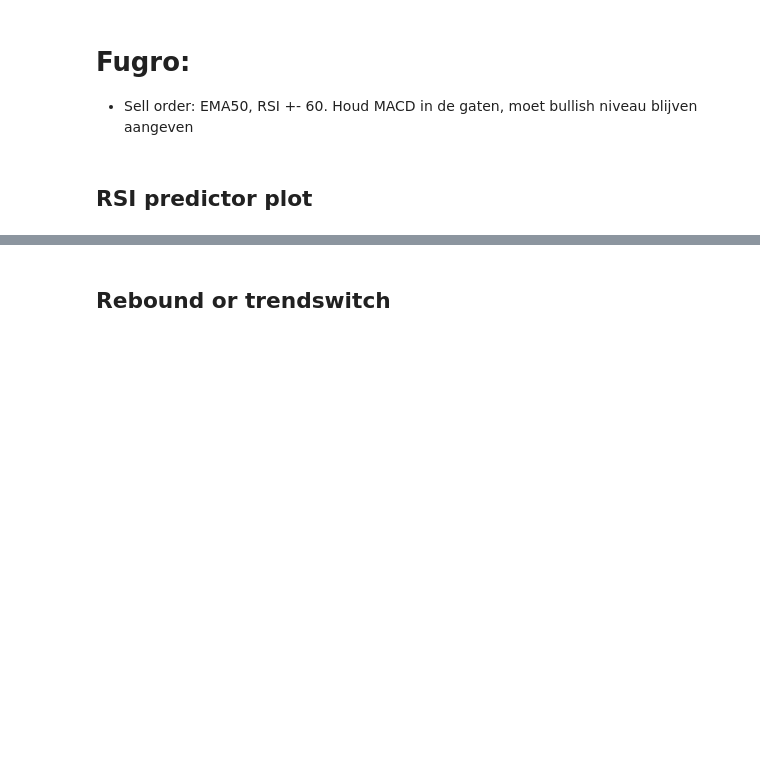
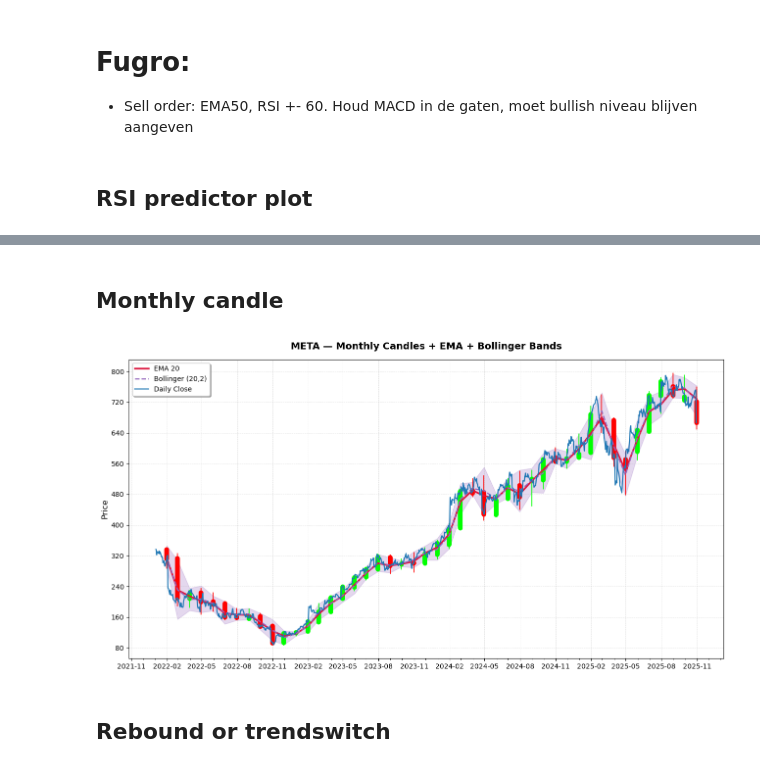
Before and after one commit to Nicootje/stock-predictor, a Jupyter notebook: notebooks/Beurs.ipynb, the cells around one changed output, grey strips where cells are left out. Saved outputs shown, nothing was run; the diff lists cells and outputs as text; code cells hidden in the pictures; blank space fills up the shorter version.

```diff
--- a/notebooks/Beurs.ipynb
+++ b/notebooks/Beurs.ipynb
@@ -103,3 +102,9 @@ plot_rsi_peaks(df, rsi_period, start_plot_date, ticker,
+# %% [markdown]
+## Monthly candle
+# %%
+plot_monthly_candles(df, ticker, start_plot_date="2022-01-01")
+# %% [output]
+[figure, added]
 # %% [markdown]
 ## Rebound or trendswitch
 # %%
```
Also changed, not shown: parts of 9 cells of this notebook.
